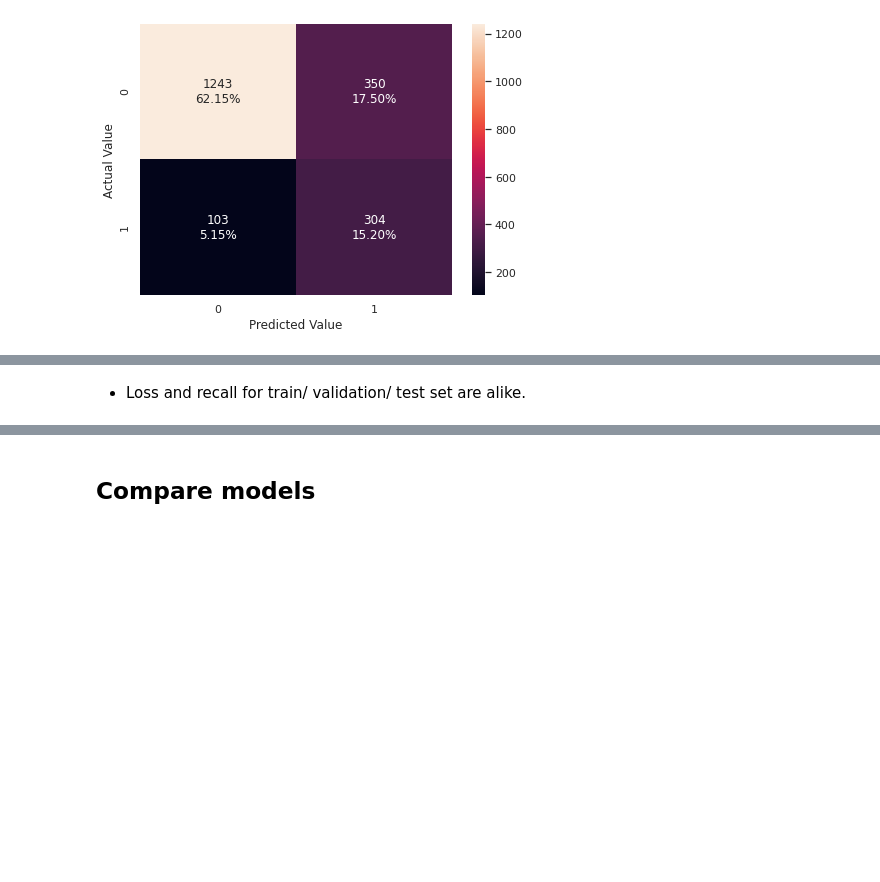
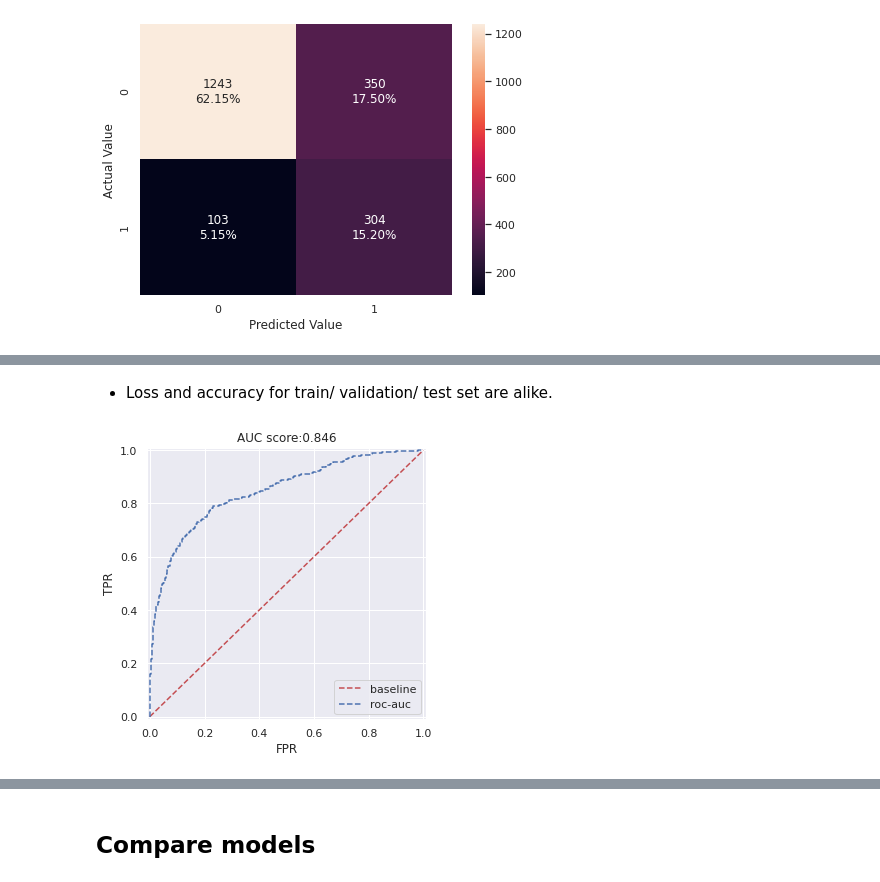
Before and after one commit to liangym2014/Data-science-and-machine-learning, a Jupyter notebook: 7.Bank_Churn.ipynb, the cells around one changed output, grey strips where cells are left out. Drawn from its saved outputs; the diff is of its cells as text; code cells hidden in the pictures; blank space fills up the shorter version.

```diff
--- a/7.Bank_Churn.ipynb
+++ b/7.Bank_Churn.ipynb
@@ -941,2 +976,7 @@ Evaluate test set:
 # %% [markdown]
-- Loss and recall for train/ validation/ test set are alike.
+- Loss and accuracy for train/ validation/ test set are alike.
+# %%
+y_valid_prob = m3.predict(X_valid_scaled)       # find optimal threshold with validation set
+fpr, tpr, threshold = roc_auc(y_valid, y_valid_prob)
+# %% [output]
+[figure, added]
```
Also changed, not shown: parts of 127 cells of this notebook.
